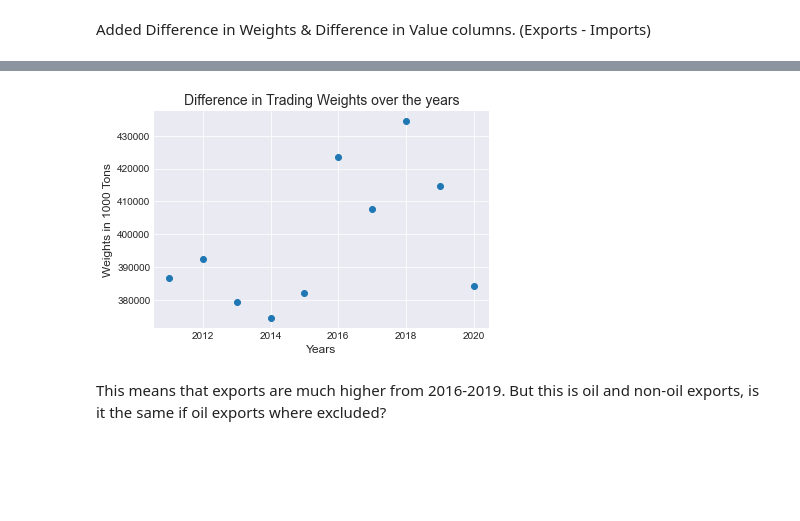
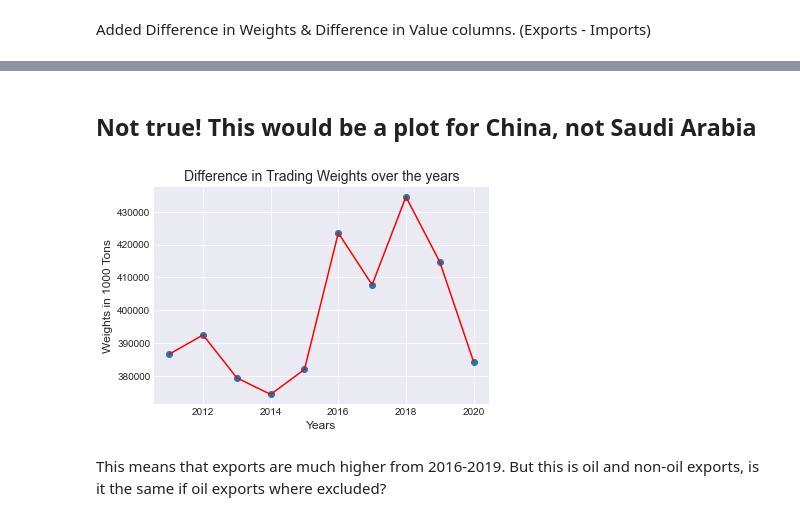
Before and after one commit to Aabusabaeen/Capstone-Project, a Jupyter notebook: 2020_Data_Cleaned.ipynb, the cells around one changed output, grey strips where cells are left out. Drawn from its saved outputs; the diff is of its cells as text; code cells hidden in the pictures; blank space fills up the shorter version.

```diff
--- a/2020_Data_Cleaned.ipynb
+++ b/2020_Data_Cleaned.ipynb
@@ -48,12 +42,15 @@ memory usage: 688.0 bytes
+# %% [markdown]
+## Not true! This would be a plot for China, not Saudi Arabia
 # %%
 plt.style.use('seaborn-darkgrid')
 plt.scatter(Cleaned_Trading20['Year'], Cleaned_Trading20['Difference in Weights'])
+plt.plot(Cleaned_Trading20[['Year']], Cleaned_Trading20[['Difference in Weights']], c='red')
 plt.xlabel('Years', fontsize= 12)
 plt.ylabel('Weights in 1000 Tons', fontsize= 12)
 plt.title('Difference in Trading Weights over the years', fontsize= 14)
 plt.show()
 # %% [output]
-[figure, old version]
+[figure, new version]
 # %% [markdown]
 This means that exports are much higher from 2016-2019. But this is oil and non-oil exports, is it the same if oil exports where excluded?
 # %% [markdown]
```
Also changed, not shown: parts of 29 cells of this notebook, 1 other file.
